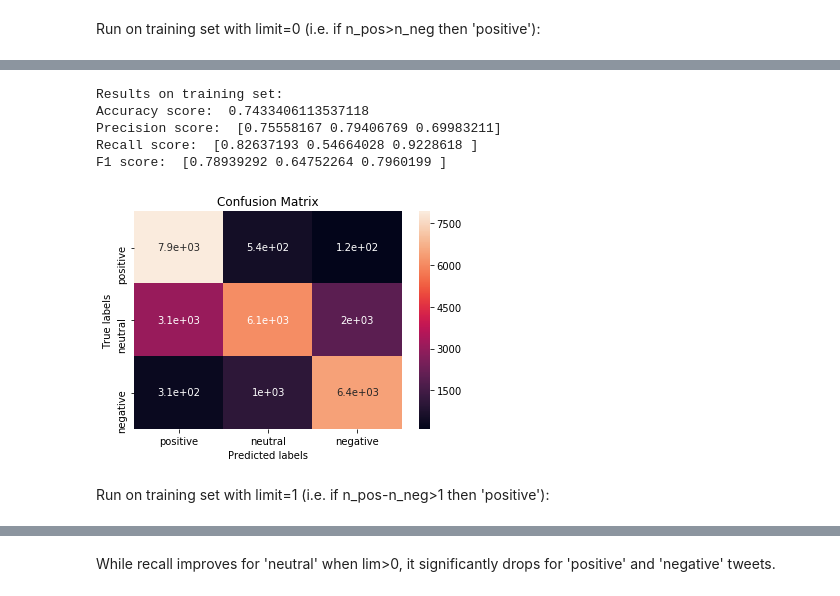
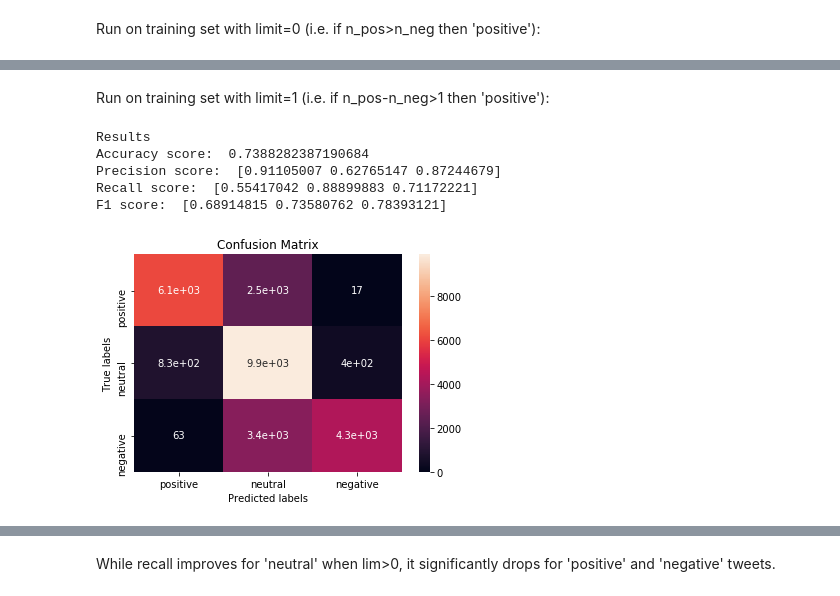
Before and after one commit to alexkapele/tweet_sentiment, a Jupyter notebook: sentiment_analysis.ipynb, the cells around one changed output, grey strips where cells are left out. Cells and saved outputs as stored; diff of their text form; code cells hidden in the pictures.

```diff
--- a/sentiment_analysis.ipynb
+++ b/sentiment_analysis.ipynb
@@ -156,5 +170,3 @@ words_matrix = None
 We will first test a simple model which is based on the balance between the count of words that are commonly encountered in positive sentiment tweets and words commonly used in negative sentiment tweets. If a given tweet contains more 'positive' words than 'negative' words it is classified as positive while if it contains more 'negative' words it is classified as negative. If there is the same number of 'positive' and 'negative' words (or the difference between the two counts is not greater than a pre-defined limit) then the tweet is classified as 'neutral'.
 # %% [markdown]
 Let's first calculate some statistics about the frequency of occurrence of each word. We start by counting the number of samples that contain each word in the entire training dataset and in positive and negative samples seperately:
-# %%
-total_freq = train_df_norm.astype(bool).sum(axis=0).sort_values(ascending=False)
@@ -203,4 +172,0 @@ words_stats['neg_pct'] = words_stats['neg_count']/words_stats['total_count']
-# %%
-#remove words that do not have a particular class (pos or neg) mainly associated with them
-thres_pct = 0.5
-words_stats_reduced = words_stats[(words_stats.pos_pct>=thres_pct)|(words_stats.neg_pct>=thres_pct)]
@@ -253,0 +201,2 @@ neg_words = words_stats_reduced[words_stats_reduced.pos_pct<words_stats_reduced.
+# %%
+word_stats, pos_words, neg_words = get_word_stats(train_df_norm, train.sentiment, thres_pct=0.5)
@@ -261,9 +236,38 @@ array(['00', '000', '0003', ..., 'zzzzy', 'zzzzzzzgoodnight',
 def intersection(list1, list2):
     return list(set(list1) & set(list2))
 
-def baseline_classifier(matrix, pos_words, neg_words, limit=0):
+def baseline_classifier(matrix, correct_labels, pos_words, neg_words, limit=0, plot_confusion=True):
+    #Remove words that appear in pos_words or neg_word but not in the texts to be classified
     pos_words = intersection(pos_words, matrix.columns.values)
     neg_words = intersection(neg_words, matrix.columns.values)
+    #Calculate balance of 'positive' and 'negative' words in each text
     words_balance = pd.DataFrame(matrix[pos_words].sum(axis=1)-matrix[neg_words].sum(axis=1)).rename(columns={0:'balance'})
-    words_balance['sentiment'] = words_balance.balance.apply(lambda x: 'positive' if x>limit else ('negative' if x<-limit else 'neutral'))
-    return words_balance['sentiment'].values
+    #Classify text based on balance. If abs(balance)<limit then 'neutral'
+    pred = words_balance.balance.apply(lambda x: 'positive' if x>limit else ('negative' if x<-limit else 'neutral')).values
+
+    from sklearn.metrics import accuracy_score, precision_score, recall_score, f1_score
+    print('Results')
+    print('Accuracy score: ', format(accuracy_score(correct_labels, pred)))
+    print('Precision score: ', format(precision_score(correct_labels, pred,average=None)))
+    print('Recall score: ', format(recall_score(correct_labels, pred,average=None)))
+    print('F1 score: ', format(f1_score(correct_labels, pred,average=None)))
+
+    if plot_confusion:
+        from sklearn.metrics import confusion_matrix
+        import seaborn as sns
+
+        #Calculate confusion matrix
+        cm = confusion_matrix(correct_labels, pred, ['positive','neutral','negative'])
+
+        #Plot confusion matrix heatmap
+        ax= plt.subplot()
+        sns.heatmap(cm, annot=True, ax = ax)
+        ax.set_xlabel('Predicted labels')
+        ax.set_ylabel('True labels')
+        ax.set_title('Confusion Matrix')
+        ax.xaxis.set_ticklabels(['positive','neutral','negative'])
+        ax.yaxis.set_ticklabels(['positive','neutral','negative'])
+        plt.show()
+
+
+    return pred
@@ -276,32 +287,11 @@ from sklearn.metrics import accuracy_score, precision_score, recall_score, f1_sc
-# %%
-print('Results on training set:')
-print('Accuracy score: ', format(accuracy_score(train.sentiment.values, train_pred)))
-print('Precision score: ', format(precision_score(train.sentiment.values, train_pred,average=None)))
-print('Recall score: ', format(recall_score(train.sentiment.values, train_pred,average=None)))
-print('F1 score: ', format(f1_score(train.sentiment.values, train_pred,average=None)))
-# %% [output]
-Results on training set:
-Accuracy score:  0.7433406113537118
-Precision score:  [0.75558167 0.79406769 0.69983211]
-Recall score:  [0.82637193 0.54664028 0.9228618 ]
-F1 score:  [0.78939292 0.64752264 0.7960199 ]
-# %%
-from sklearn.metrics import confusion_matrix
-import seaborn as sns
-
-cm = confusion_matrix(train.sentiment.values, train_pred, ['positive','neutral','negative'])
-
-ax= plt.subplot()
-sns.heatmap(cm, annot=True, ax = ax)
-ax.set_xlabel('Predicted labels')
-ax.set_ylabel('True labels')
-ax.set_title('Confusion Matrix')
-ax.xaxis.set_ticklabels(['positive','neutral','negative'])
-ax.yaxis.set_ticklabels(['positive','neutral','negative'])
-plt.show()
-# %% [output]
-[figure, removed]
 # %% [markdown]
 Run on training set with limit=1 (i.e. if n_pos-n_neg>1 then 'positive'):
 # %%
-train_pred = baseline_classifier(train_df_norm,pos_words,neg_words,limit=1)
+train_pred = baseline_classifier(train_df_norm,train.sentiment.values,pos_words,neg_words,limit=1,plot_confusion=True)
+# %% [output]
+Results
+Accuracy score:  0.7388282387190684
+Precision score:  [0.91105007 0.62765147 0.87244679]
+Recall score:  [0.55417042 0.88899883 0.71172221]
+F1 score:  [0.68914815 0.73580762 0.78393121]
+[figure, added]
```
Also changed, not shown: parts of 54 cells of this notebook.
